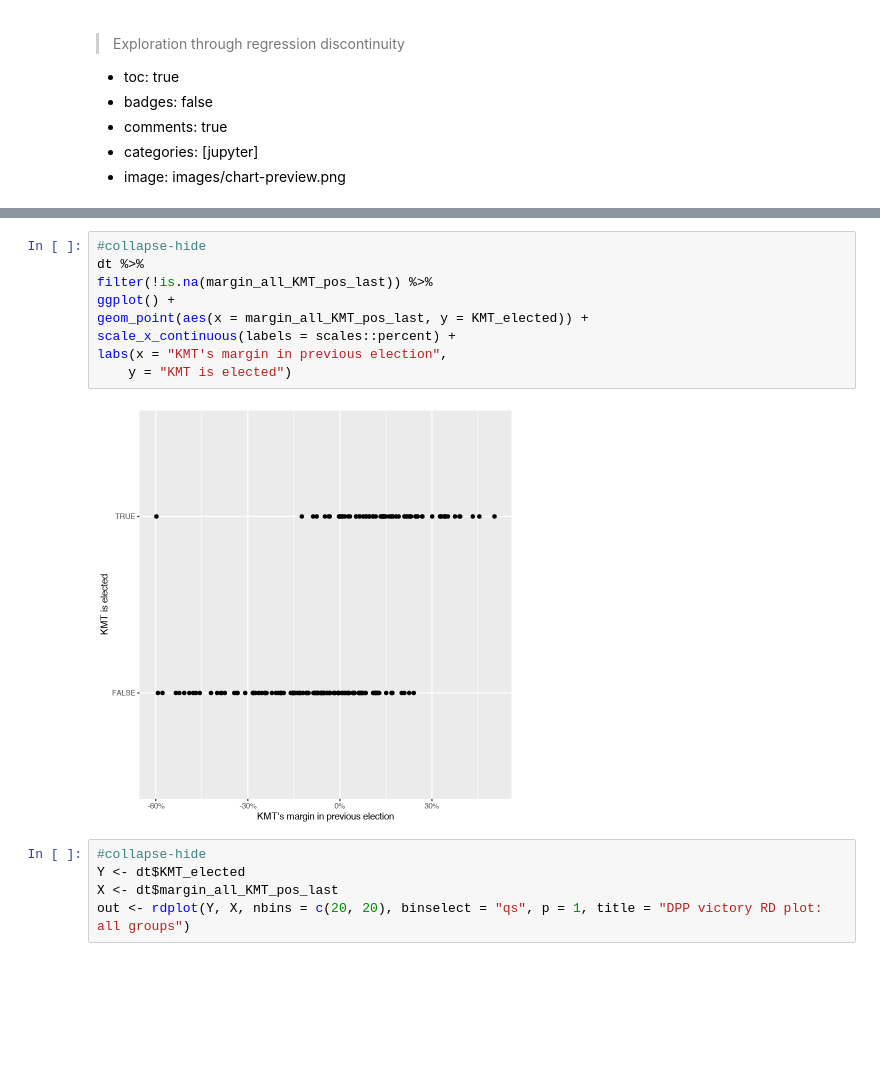
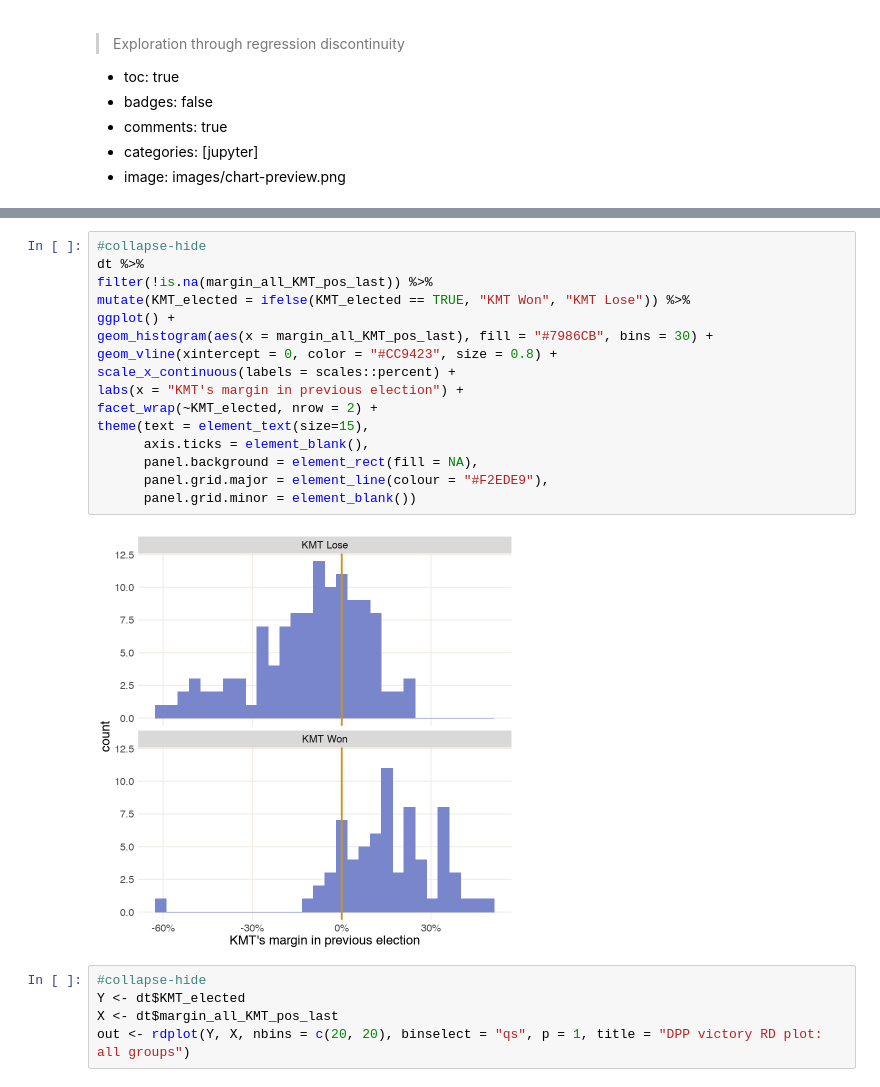
Before and after one commit to missmoss/vote-blog, a Jupyter notebook: _notebooks/2020-04-12- incumbency-advantage.ipynb, the cells around one changed output, grey strips where cells are left out. Drawn from its saved outputs; the diff is of its cells as text; blank space fills up the shorter version.

Commit message:
update distribution plot

```diff
--- a/_notebooks/2020-04-12- incumbency-advantage.ipynb
+++ b/_notebooks/2020-04-12- incumbency-advantage.ipynb
@@ -60,14 +59,21 @@ See spec(...) for full column specifications.
 # %%
 #collapse-hide
 dt %>%
 filter(!is.na(margin_all_KMT_pos_last)) %>%
+mutate(KMT_elected = ifelse(KMT_elected == TRUE, "KMT Won", "KMT Lose")) %>%
 ggplot() +
-geom_point(aes(x = margin_all_KMT_pos_last, y = KMT_elected)) +
+geom_histogram(aes(x = margin_all_KMT_pos_last), fill = "#7986CB", bins = 30) +
+geom_vline(xintercept = 0, color = "#CC9423", size = 0.8) +
 scale_x_continuous(labels = scales::percent) +
-labs(x = "KMT's margin in previous election",
-    y = "KMT is elected")
+labs(x = "KMT's margin in previous election") +
+facet_wrap(~KMT_elected, nrow = 2) +
+theme(text = element_text(size=15),
+      axis.ticks = element_blank(),
+      panel.background = element_rect(fill = NA),
+      panel.grid.major = element_line(colour = "#F2EDE9"),
+      panel.grid.minor = element_blank())
 # %% [output]
-[figure, old version]
+[figure, new version]
 # %%
 #collapse-hide
 Y <- dt$KMT_elected
```
Also changed, not shown: parts of 7 cells of this notebook.
